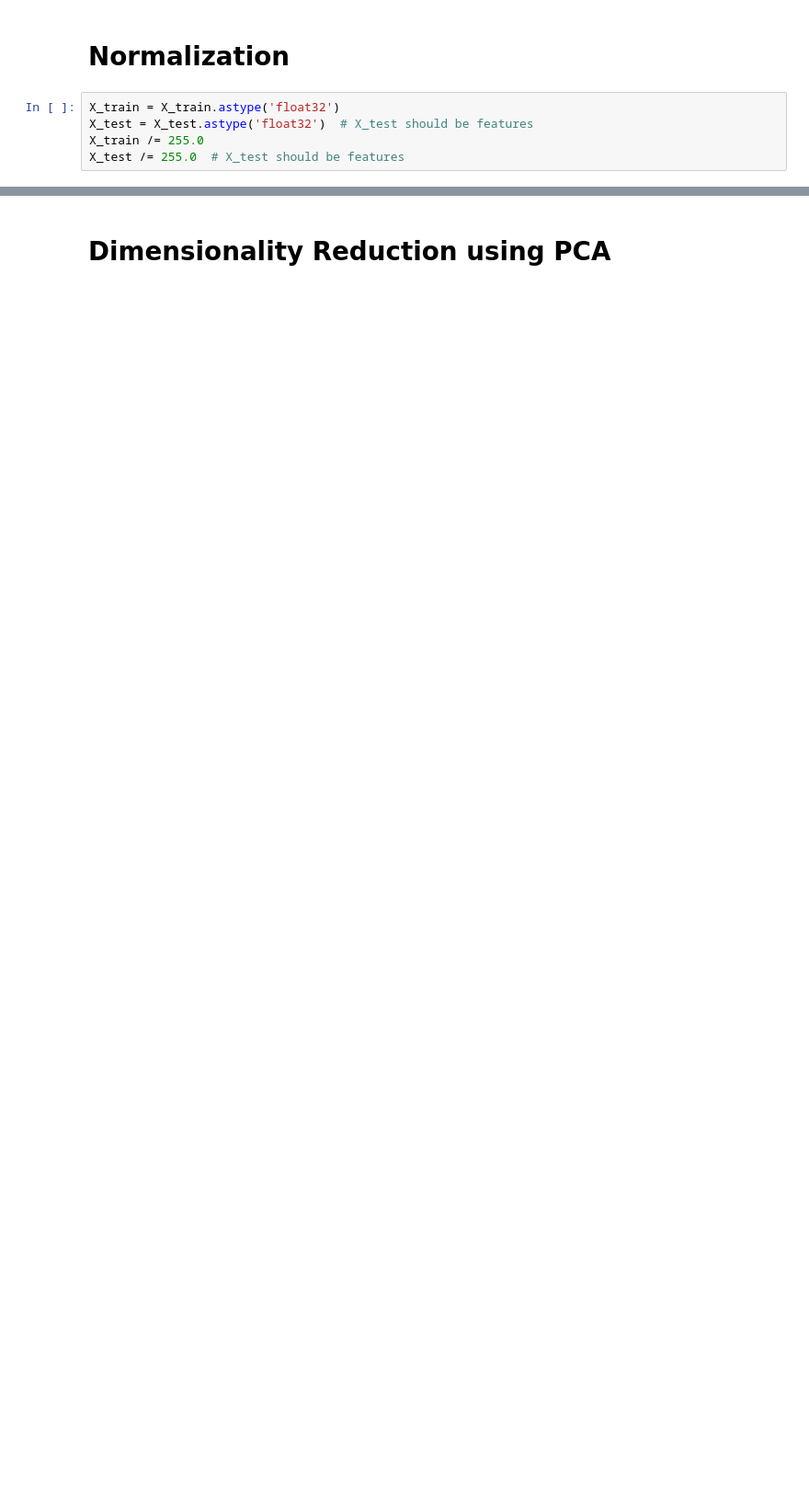
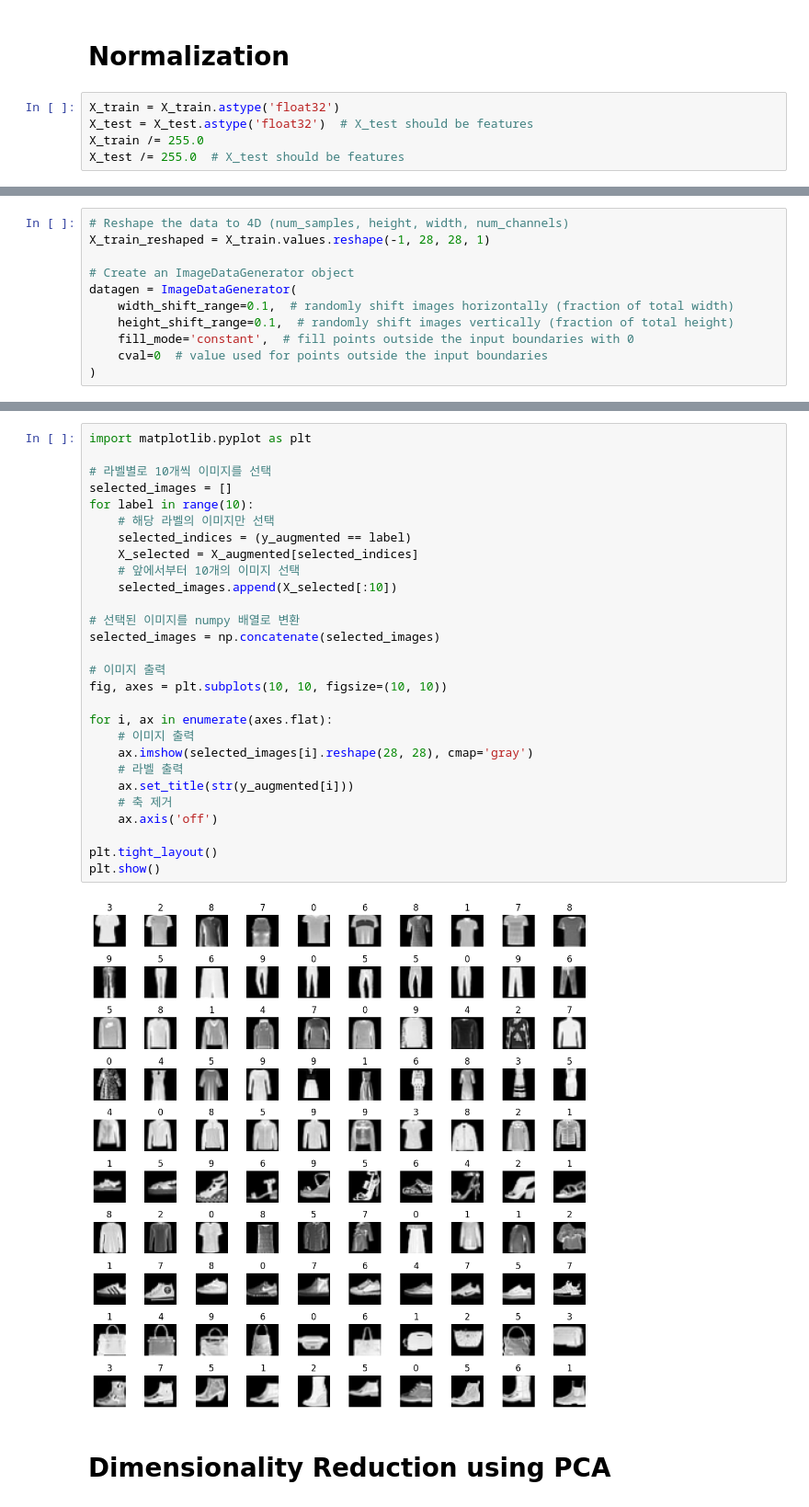
Before and after one commit to leechanhoe/fashion-mnist-svm, a Jupyter notebook: sourcecode(나반4조)/10_2_증강.ipynb, the cells around one changed output, grey strips where cells are left out. Shown at 92% size. Cells and saved outputs as stored; diff of their text form; blank space fills up the shorter version.

```diff
--- a/sourcecode(나반4조)/1차적으로10개에서2개뽑은후_2차적으로2개이진분류.ipynb
+++ b/sourcecode(나반4조)/10_2_증강.ipynb
@@ -104,0 +92,11 @@ X_test /= 255.0  # X_test should be features
+# %%
+# Reshape the data to 4D (num_samples, height, width, num_channels)
+X_train_reshaped = X_train.values.reshape(-1, 28, 28, 1)
+
+# Create an ImageDataGenerator object
+datagen = ImageDataGenerator(
+    width_shift_range=0.1,  # randomly shift images horizontally (fraction of total width)
+    height_shift_range=0.1,  # randomly shift images vertically (fraction of total height)
+    fill_mode='constant',  # fill points outside the input boundaries with 0
+    cval=0  # value used for points outside the input boundaries
+)
@@ -105,3 +131,33 @@ X_test /= 255.0  # X_test should be features
+# %%
+import matplotlib.pyplot as plt
+
+# 라벨별로 10개씩 이미지를 선택
+selected_images = []
+for label in range(10):
+    # 해당 라벨의 이미지만 선택
+    selected_indices = (y_augmented == label)
+    X_selected = X_augmented[selected_indices]
+    # 앞에서부터 10개의 이미지 선택
+    selected_images.append(X_selected[:10])
+
+# 선택된 이미지를 numpy 배열로 변환
+selected_images = np.concatenate(selected_images)
+
+# 이미지 출력
+fig, axes = plt.subplots(10, 10, figsize=(10, 10))
+
+for i, ax in enumerate(axes.flat):
+    # 이미지 출력
+    ax.imshow(selected_images[i].reshape(28, 28), cmap='gray')
+    # 라벨 출력
+    ax.set_title(str(y_augmented[i]))
+    # 축 제거
+    ax.axis('off')
+
+plt.tight_layout()
+plt.show()
+# %% [output]
+[figure, added]
 # %% [markdown]
 # Dimensionality Reduction using PCA
 # %%
```
Also changed, not shown: parts of 15 cells of this notebook, 3 other files.
